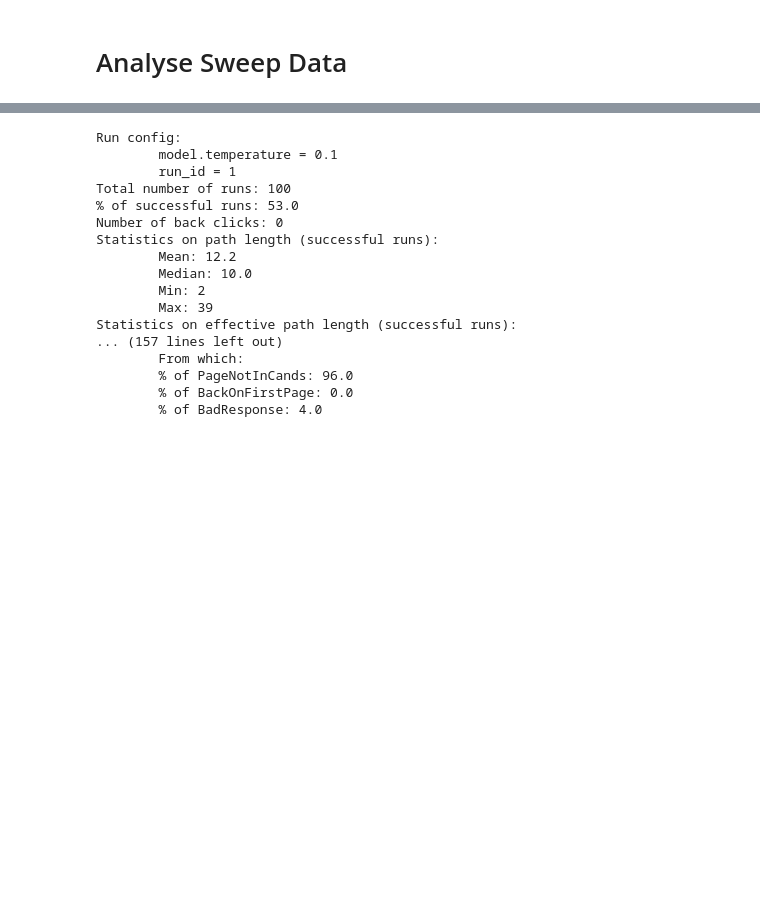
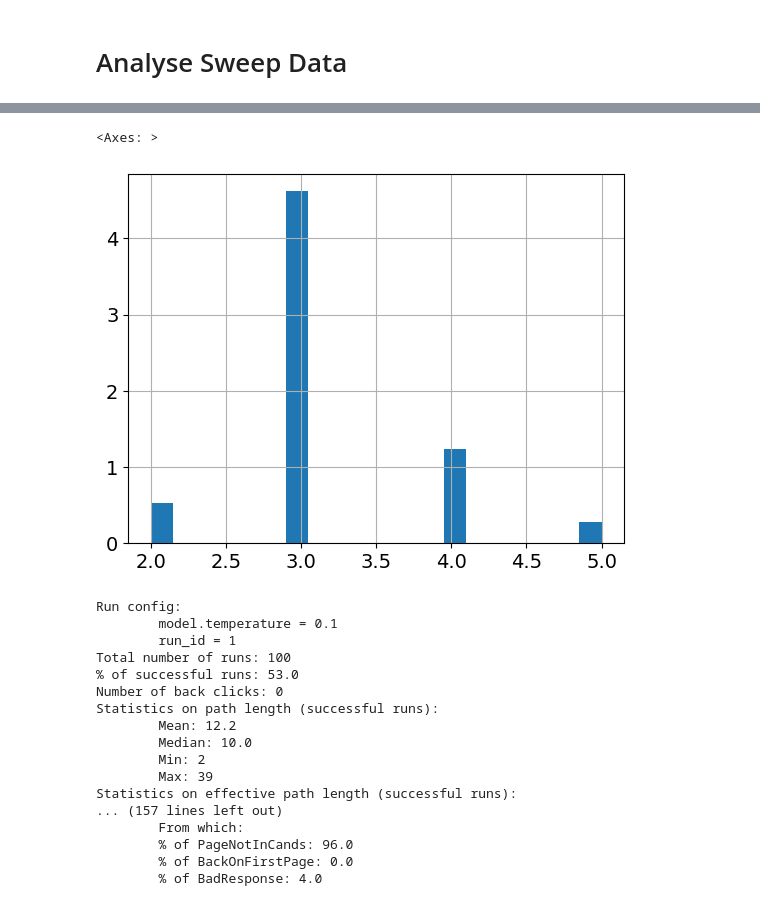
Before and after one commit to au-clan/WikiAgent, a Jupyter notebook: src/notebooks/data_analysis.ipynb, the cells around one changed output, grey strips where cells are left out. Saved outputs shown, nothing was run; the diff lists cells and outputs as text; code cells hidden in the pictures; blank space fills up the shorter version.

Commit message:
more data analysis, other changes

```diff
--- a/src/notebooks/data_analysis.ipynb
+++ b/src/notebooks/data_analysis.ipynb
@@ -34,45 +38,3 @@ PATH_IN = '../../data/wikispeedia/wikispeedia_paths-and-graph/'
 LOGS_PATH = '../../logs/inference/'
 # %% [markdown]
 # Analyse Sweep Data
-# %%
-# Load real paths data
-paths_real_df = pd.read_csv(os.path.join(PATH_IN, 'paths_real_processed.tsv'), sep='\t', low_memory=False)
-shpl_paths_real_df = paths_real_df.query('is_path_finished==1').groupby(['src','tgt']).agg({'hpl':'min', 'path':'first', 'user_path_rating':'first'}).reset_index()
-
-# Load all run data
-MULTIRUN_PATH = os.path.join(LOGS_PATH, 'multiruns/constr_fewshot_exper/2023-11-08_11-26-23')
-# MULTIRUN_PATH_2 = os.path.join(LOGS_PATH, 'multiruns/constr_oneshot_demo/2023-11-07_12-02-18')
-identifiers = ['model.temperature']
-folders = []
-
-# folders+= [os.path.join(MULTIRUN_PATH, f) for f in os.listdir(MULTIRUN_PATH) if os.path.isdir(os.path.join(MULTIRUN_PATH, f)) and os.path.exists(os.path.join(MULTIRUN_PATH, f, 'agent_runs.tsv'))] ### demos ordered by performance
-folders+= [os.path.join(LOGS_PATH, f'multiruns/non_constr_temp_fewshot/2023-11-02_16-47-21/{i}') for i in [1,6,11,16,21,26]] ### fewshot=1
-# folders += [os.path.join(LOGS_PATH, f'multiruns/constr_fewshot_random_demos/2023-11-08_18-19-02/{i}') for i in range(0, 6)] ### demos in random order
-
-# folders += [os.path.join(MULTIRUN_PATH_2, f) for f in os.listdir(MULTIRUN_PATH_2) if os.path.isdir(os.path.join(MULTIRUN_PATH_2, f)) and os.path.exists(os.path.join(MULTIRUN_PATH_2, f, 'agent_runs.tsv'))]
-
-runs = [] # list of dicts {config, df}
-for folder in folders:
-    # each config is saved in the file .hydra/overrides.yaml, load the yaml and save the config to a dict
-    with open(os.path.join(folder, '.hydra/config.yaml'), 'r') as f:
-            config = yaml.safe_load(f)
-            config_dict = {}
-            for identifier in identifiers:
-                identifier_keys = identifier.split('.')
-                # in case theres only one key (ex: if identifier = 'model', go into config['model'])
-                if len(identifier_keys) == 1:
-                    config_dict[identifier] = config[identifier_keys[0]]
-                    continue
-                # go into the dict until the last key (ex: if identifier = 'model.temperature', go into config['model']['temperature'])
-                for key in identifier_keys[:-1]:
-                    config_ = config[key]
-                config_dict[identifier] = config_[identifier_keys[-1]]
-
-    config_dict['run_id'] = int(folder.split('/')[-1])
-
-    config_dict['df'] = pd.read_csv(os.path.join(folder, 'agent_runs.tsv'), sep='\t')
-    runs.append(config_dict)
-
-runs = sorted(runs, key=lambda x: x['run_id'])
-print([(key, runs[0][key]) for key in runs[0].keys() if key != 'df'])
-print(f"Folders: {folders}")
@@ -82,3 +188,9 @@ Folders: ['../../logs/inference/multiruns/non_constr_temp_fewshot/2023-11-02_16-
+# %%
+all_runs_df[all_runs_df['model.model_name']=='mistralai/Mistral-7B-Instruct-v0.1']['spl'].hist(bins=20, density=True)
+# .query("`agent.fewshot`==1 and success == 1").sort_values(by='effective_diff_from_spl', ascending=True).head(10)
+# %% [output]
+<Axes: >
+[figure, added]
 # %%
 # Error types:
 # - "Try a different page" = PageNotInCands
```
Also changed, not shown: parts of 5 cells of this notebook, 11 other files.
